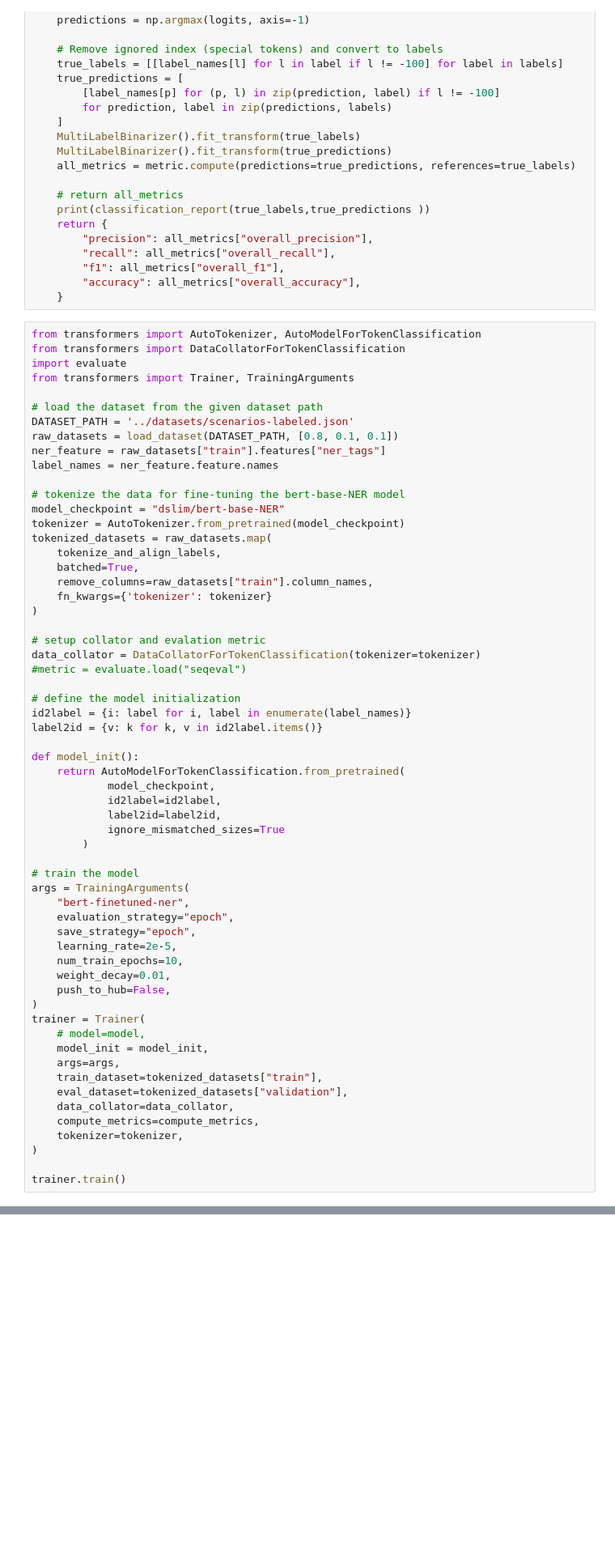
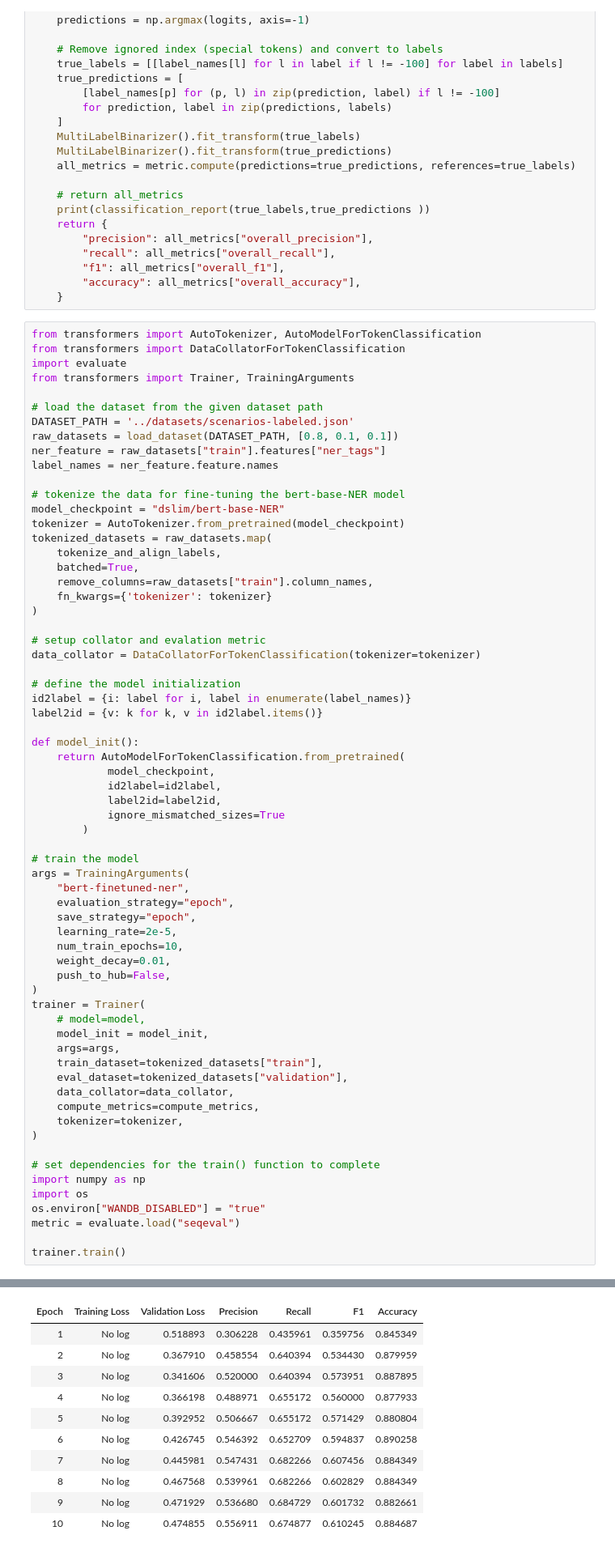
Before and after one commit to cmu-relab/scenario_risk_scores, a Jupyter notebook: models/BERT-based NER Training.ipynb, the cells around one changed output, grey strips where cells are left out. Shown: that part at 81% size. Cells and saved outputs as stored; diff of their text form; blank space fills up the shorter version.

Commit message:
Replicated NER training.

```diff
--- a/models/NER_Train.ipynb
+++ b/models/BERT-based NER Training.ipynb
@@ -211,7 +208,6 @@ tokenized_datasets = raw_datasets.map(
 
 # setup collator and evalation metric
 data_collator = DataCollatorForTokenClassification(tokenizer=tokenizer)
-#metric = evaluate.load("seqeval")
 
 # define the model initialization
 id2label = {i: label for i, label in enumerate(label_names)}
@@ -246,5 +242,11 @@ trainer = Trainer(
     tokenizer=tokenizer,
 )
 
+# set dependencies for the train() function to complete
+import numpy as np
+import os
+os.environ["WANDB_DISABLED"] = "true"
+metric = evaluate.load("seqeval")
+
 trainer.train()
 # %% [output]
@@ -251,0 +305,11 @@ KeyError: '-'
+| Epoch | Training Loss | Validation Loss | Precision | Recall | F1 | Accuracy |
+| 1 | No log | 0.518893 | 0.306228 | 0.435961 | 0.359756 | 0.845349 |
+| 2 | No log | 0.367910 | 0.458554 | 0.640394 | 0.534430 | 0.879959 |
+| 3 | No log | 0.341606 | 0.520000 | 0.640394 | 0.573951 | 0.887895 |
+| 4 | No log | 0.366198 | 0.488971 | 0.655172 | 0.560000 | 0.877933 |
+| 5 | No log | 0.392952 | 0.506667 | 0.655172 | 0.571429 | 0.880804 |
+| 6 | No log | 0.426745 | 0.546392 | 0.652709 | 0.594837 | 0.890258 |
+| 7 | No log | 0.445981 | 0.547431 | 0.682266 | 0.607456 | 0.884349 |
+| 8 | No log | 0.467568 | 0.539961 | 0.682266 | 0.602829 | 0.884349 |
+| 9 | No log | 0.471929 | 0.536680 | 0.684729 | 0.601732 | 0.882661 |
+| 10 | No log | 0.474855 | 0.556911 | 0.674877 | 0.610245 | 0.884687 |
```
Also changed, not shown: parts of 4 cells of this notebook, 1 other file.
